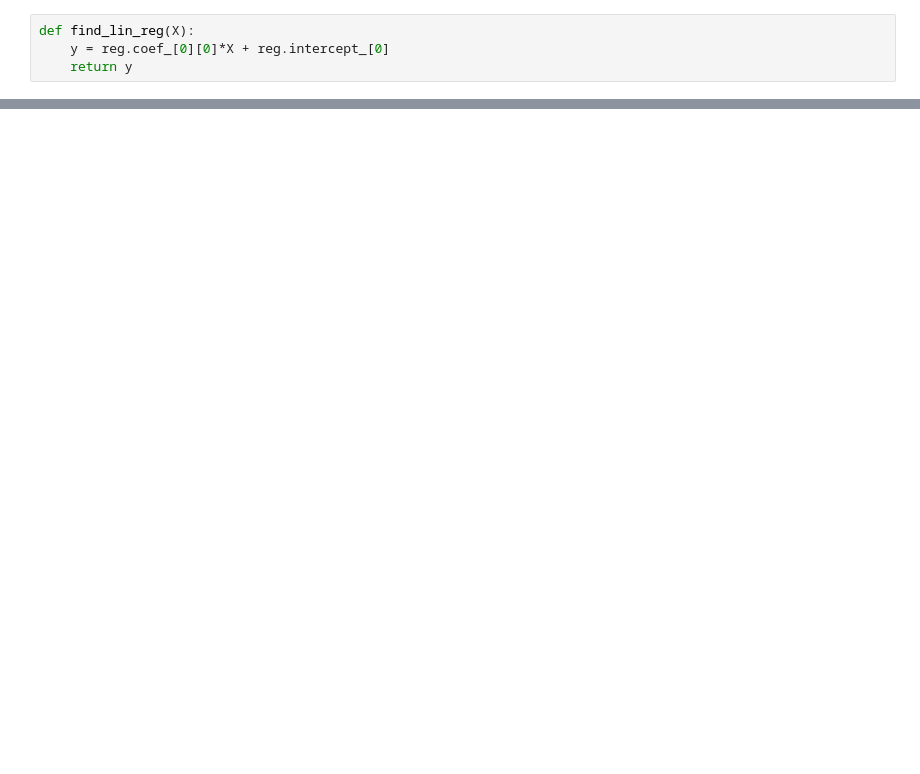
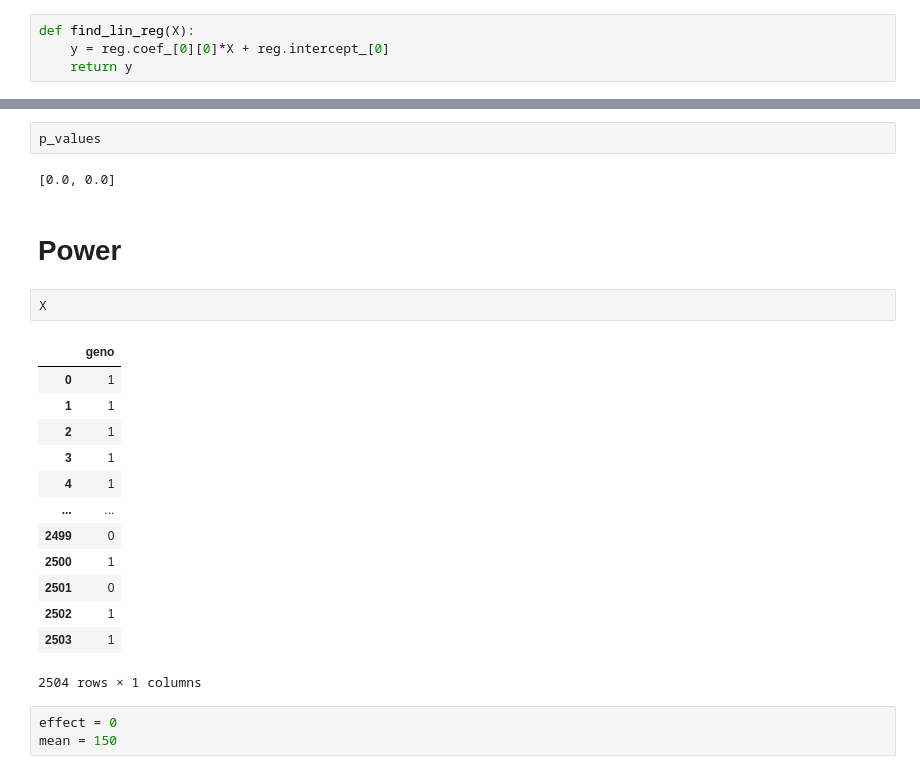
Before and after one commit to mat2m10/powercontrol, a Jupyter notebook: power.ipynb, the cells around one changed output, grey strips where cells are left out. Saved outputs shown, nothing was run; the diff lists cells and outputs as text; blank space fills up the shorter version.

```diff
--- a/power.ipynb
+++ b/power.ipynb
@@ -207,0 +159,25 @@ plt.show()
+# %%
+p_values
+# %% [output]
+[0.0, 0.0]
+# %% [markdown]
+# Power
+# %%
+X
+# %% [output]
+|  | geno |
+| 0 | 1 |
+| 1 | 1 |
+| 2 | 1 |
+| 3 | 1 |
+| 4 | 1 |
+| ... | ... |
+| 2499 | 0 |
+| 2500 | 1 |
+| 2501 | 0 |
+| 2502 | 1 |
+| 2503 | 1 |
+2504 rows × 1 columns
+# %%
+effect = 0
+mean = 150
```
Also changed, not shown: parts of 37 cells of this notebook.
